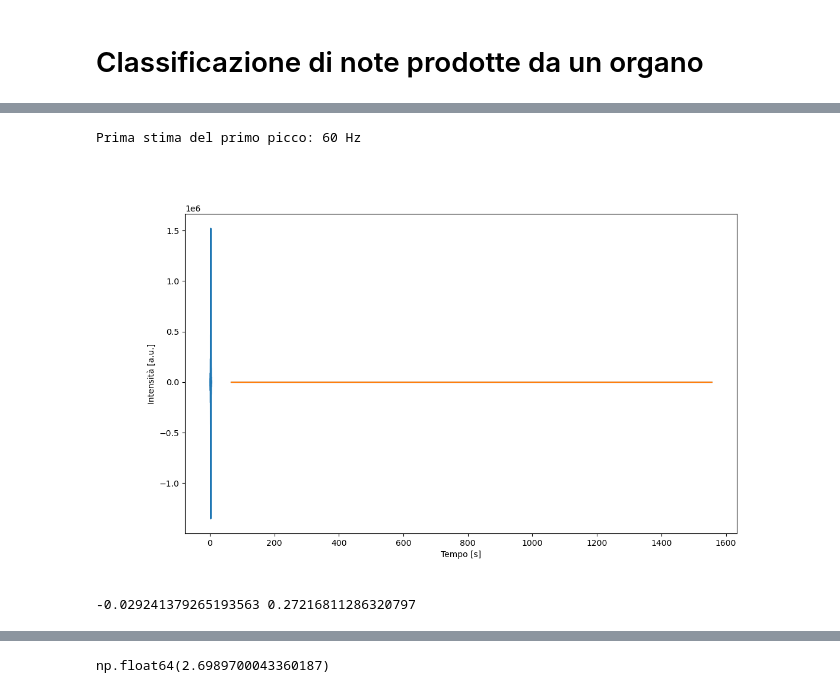
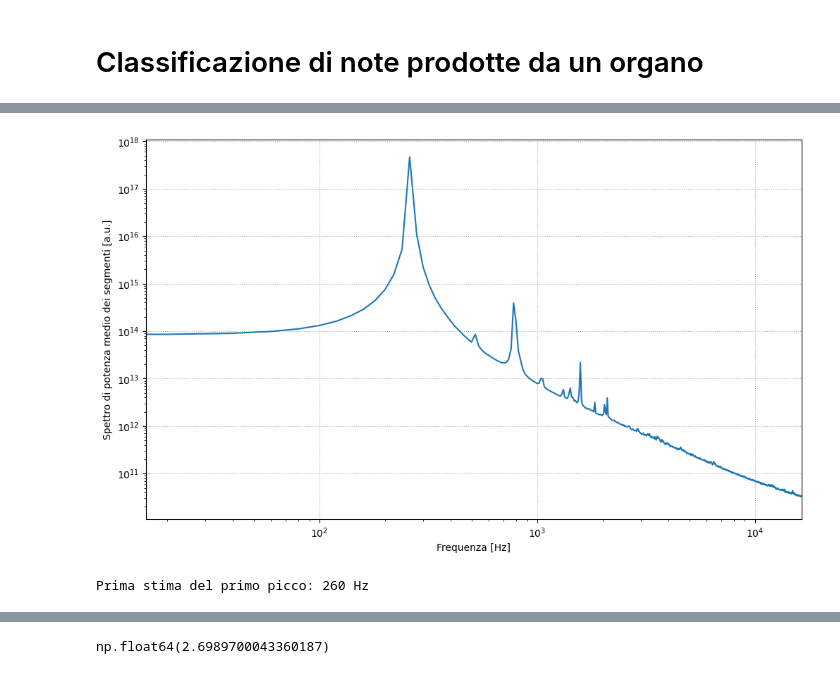
Before and after one commit to maddoc-g/3_organ_clustering, a Jupyter notebook: esperienza_3.ipynb, the cells around one changed output, grey strips where cells are left out. Drawn from its saved outputs; the diff is of its cells as text; code cells hidden in the pictures.

```diff
--- a/esperienza_3.ipynb
+++ b/esperienza_3.ipynb
@@ -204,64 +201,62 @@ plt.show()
 
 segment_size = int(rate * 0.05) # il numero è in secondi, quindi la variabile si riferisce agli indici (0.05s => 2000 indici)
 hop_size = segment_size // 4 # hop_size essere un quarto della window è arbitrario, ma segment dev'essere multiplo intero di hop
 
 number_of_segments = (len(note) - segment_size) // hop_size + 1 # questa è la formula giusta per contare gli hop senza sforare!
 # Il punto è che le finestre si overlappano: ad ogni iterazione mi muovo avanti di un hop e controllo la window che comincia lì
 # L'idea di base è che facendo la media tra i vari spettri rimuoviamo il rumore bianco, perché il rumore bianco ha media nulla!
 
 segments_spectra = []
 for i in range(number_of_segments):
     start = i * hop_size
     end = start + segment_size
     segment = note[start:end]
     segment = apply_window(rate, segment, sigma = 0.1)
     # sigma più grande (largo) non migliora né peggiora, sigma più piccolo rovina la risoluzione
     # quindi teniamo questo sigma fisso come compromesso risoluzione-rumore (vedi anche figure sopra)
     # e la risoluzione la aggiustiamo qui solo sulla segment size
     power_spectrum = scipy.fft.rfft(segment)
     power_spectrum = np.abs(power_spectrum)**2
     segments_spectra.append(power_spectrum)
 
 averaged_spectrum = np.mean(segments_spectra, axis = 0)
 frequencies = scipy.fft.rfftfreq(segment.shape[0], d=1/rate) # tanto le frequenze fondamentali sono le stesse in ogni segment
 
-#plt.figure(figsize=(12,7))
-#plt.plot(frequencies, averaged_spectrum)
-#plt.yscale("log", base=10)
-#plt.xscale("log", base=10)
-#plt.xlim(2**4, 2**14)
-#plt.ylabel("Spettro di potenza medio dei segmenti [a.u.]")
-#plt.xlabel("Frequenza [Hz]")
-#plt.grid(linestyle = ":")
-#plt.show()
+plt.figure(figsize=(12,7))
+plt.plot(frequencies, averaged_spectrum)
+plt.yscale("log", base=10)
+plt.xscale("log", base=10)
+plt.xlim(2**4, 2**14)
+plt.ylabel("Spettro di potenza medio dei segmenti [a.u.]")
+plt.xlabel("Frequenza [Hz]")
+plt.grid(linestyle = ":")
+plt.show()
 
 prom = 10**(np.floor(np.log10(averaged_spectrum[0]))+1) # occhio al +1 per prendere un picco molto alto
 previsional_peaks, _ = find_peaks(averaged_spectrum, prominence = prom)
 previsional_frequency = frequencies[previsional_peaks[0]]
 print("\nPrima stima del primo picco: {:.0f} Hz\n".format(previsional_frequency))
 # %% [output]
+[figure, added]
-Prima stima del primo picco: 60 Hz
+Prima stima del primo picco: 260 Hz
 # %%
 # plotting paxxo per capire come stimare la segment size
 
 # Files: [72, 238, 126, 202, 203, 104, 192, 2, 1]
 
-f=[66, 88, 138, 290, 310, 560, 1110, 1480, 1556]
-f=np.log(f)
-A=-0.03
-B=0.28
-segsize_min=[0.12, 0.13, 0.13, 0.04, 0.03, 0.05, 0.06, 0.03, 0.04]
-segsize_ok=[0.20, 0.16, 0.17, 0.15, 0.10, 0.10, 0.14, 0.10, 0.13]
-A, B = np.polyfit(f, segsize_min, 1)
-B+=0.03
-plt.plot(np.exp(f),segsize_min, color="k")
-plt.plot(np.exp(f),segsize_ok, color="k") #idealmente incluso tra le due linee nere
-plt.plot(np.exp(f),A*f + B) # cosa al numeratore?
-plt.show()
-print(A,B)
+#f=[66, 88, 138, 290, 310, 560, 1110, 1480, 1556]
+#f=np.log(f)
+#A=-0.03
+#B=0.28
+#segsize_min=[0.12, 0.13, 0.13, 0.04, 0.03, 0.05, 0.06, 0.03, 0.04]
+#segsize_ok=[0.20, 0.16, 0.17, 0.15, 0.10, 0.10, 0.14, 0.10, 0.13]
+#A, B = np.polyfit(f, segsize_min, 1)
+#B+=0.04
+#plt.plot(np.exp(f),segsize_min, color="k")
+#plt.plot(np.exp(f),segsize_ok, color="k") #idealmente incluso tra le due linee nere
+#plt.plot(np.exp(f),A*f + B) # cosa al numeratore?
+#plt.show()
+#print(A,B)
-# %% [output]
-[figure, removed]
--0.029241379265193563 0.27216811286320797
 # %%
 # Il codice finora trova bene la prima stima, ma se è molto bassa (nell'ordine dei 100 hz) allora
 # la risoluzione dei primi picchi è piuttosto cattiva. La risoluzione è proporzionale alla segment size:
```
Also changed, not shown: parts of 9 cells of this notebook.
